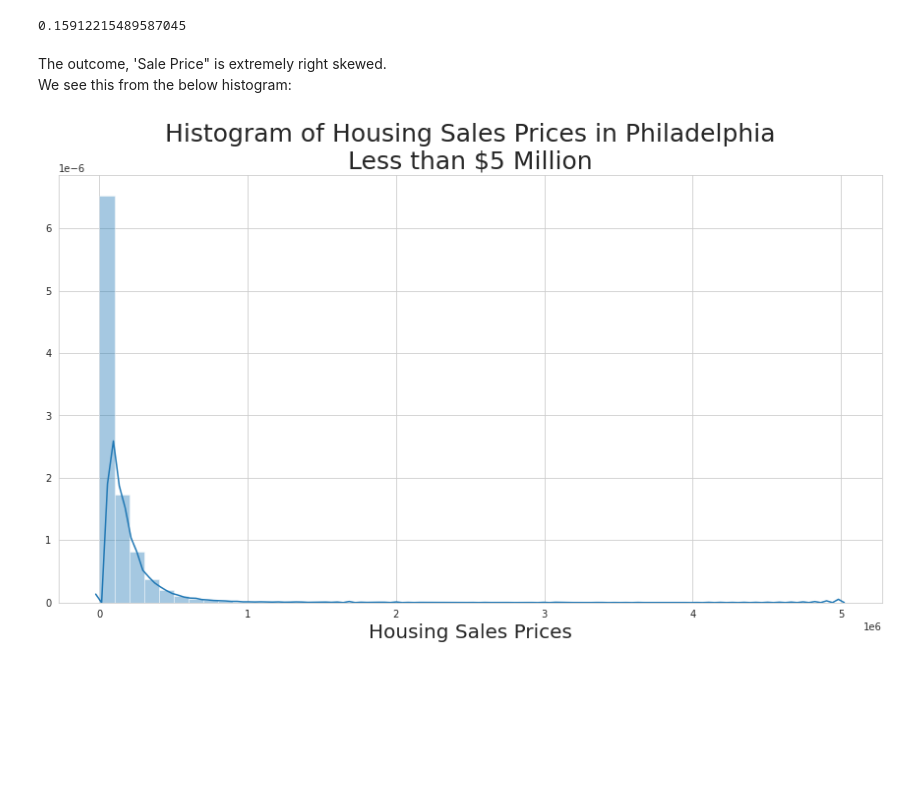
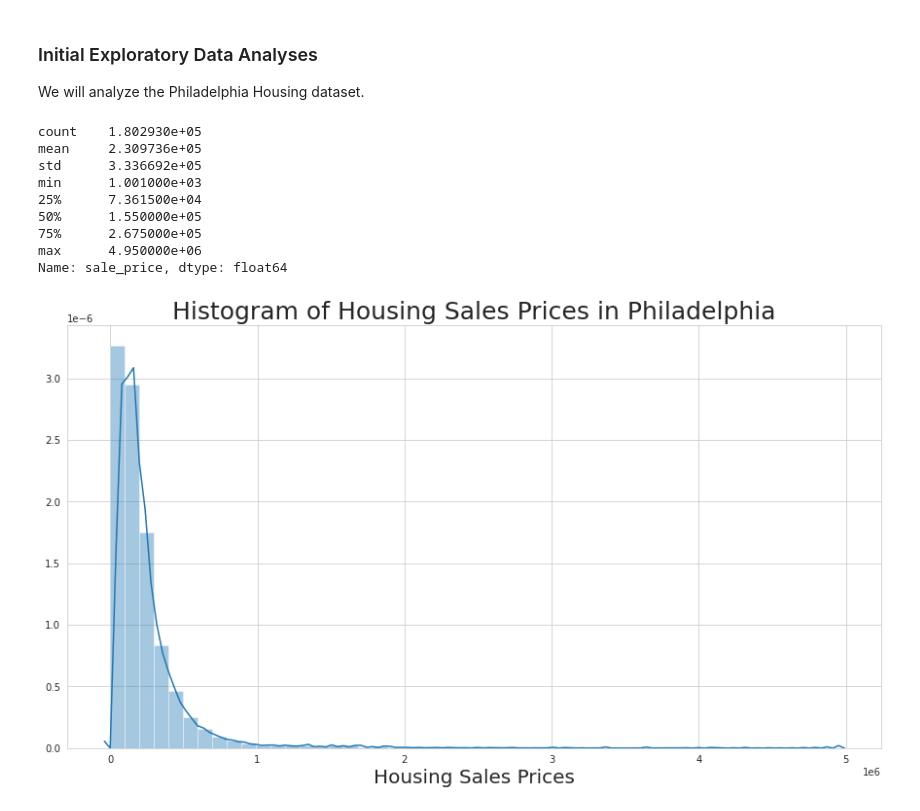
Before and after one commit to congjun-huang/Philadelphia-Housing, a Jupyter notebook: EDA/Exploratory_Analysis_One.ipynb, the cells around one changed output. Saved outputs shown, nothing was run; the diff lists cells and outputs as text; code cells hidden in the pictures; blank space fills up the shorter version.

Commit message:
exploratory plots

```diff
--- a/EDA/Exploratory_Analysis_One.ipynb
+++ b/EDA/Exploratory_Analysis_One.ipynb
@@ -96,16 +9,28 @@ dat.shape
-# %%
-(26959 + 10541) / 235668
-# %% [output]
-0.15912215489587045
-# %% [markdown]
-The outcome, 'Sale Price" is extremely right skewed.
-We see this from the below histogram:
+# %% [markdown]
+### Initial Exploratory Data Analyses
+We will analyze the Philadelphia Housing dataset.
+# %%
+df = pd.read_csv("../processing/eda.csv")
+df = df[(df['sale_price']>1000)&(df['sale_price']<5000000)]
+df = df[df['sale_year'] > 2009]
+# %%
+df['sale_price'].describe()
+# %% [output]
+count    1.802930e+05
+mean     2.309736e+05
+std      3.336692e+05
+min      1.001000e+03
+25%      7.361500e+04
+50%      1.550000e+05
+75%      2.675000e+05
+max      4.950000e+06
+Name: sale_price, dtype: float64
 # %%
 plt.figure(figsize=(15,8))
 sns.set_style('whitegrid')
-sns.distplot(dat['sale_price'])
-plt.title("Histogram of Housing Sales Prices in Philadelphia\nLess than $5 Million", fontsize=25)
+sns.distplot(df['sale_price'])
+plt.title("Histogram of Housing Sales Prices in Philadelphia", fontsize=25)
 plt.xlabel("Housing Sales Prices", fontsize=20)
 plt.show()
 # %% [output]
-[figure, old version]
+[figure, new version]
```
Also changed, not shown: parts of 21 cells of this notebook.
